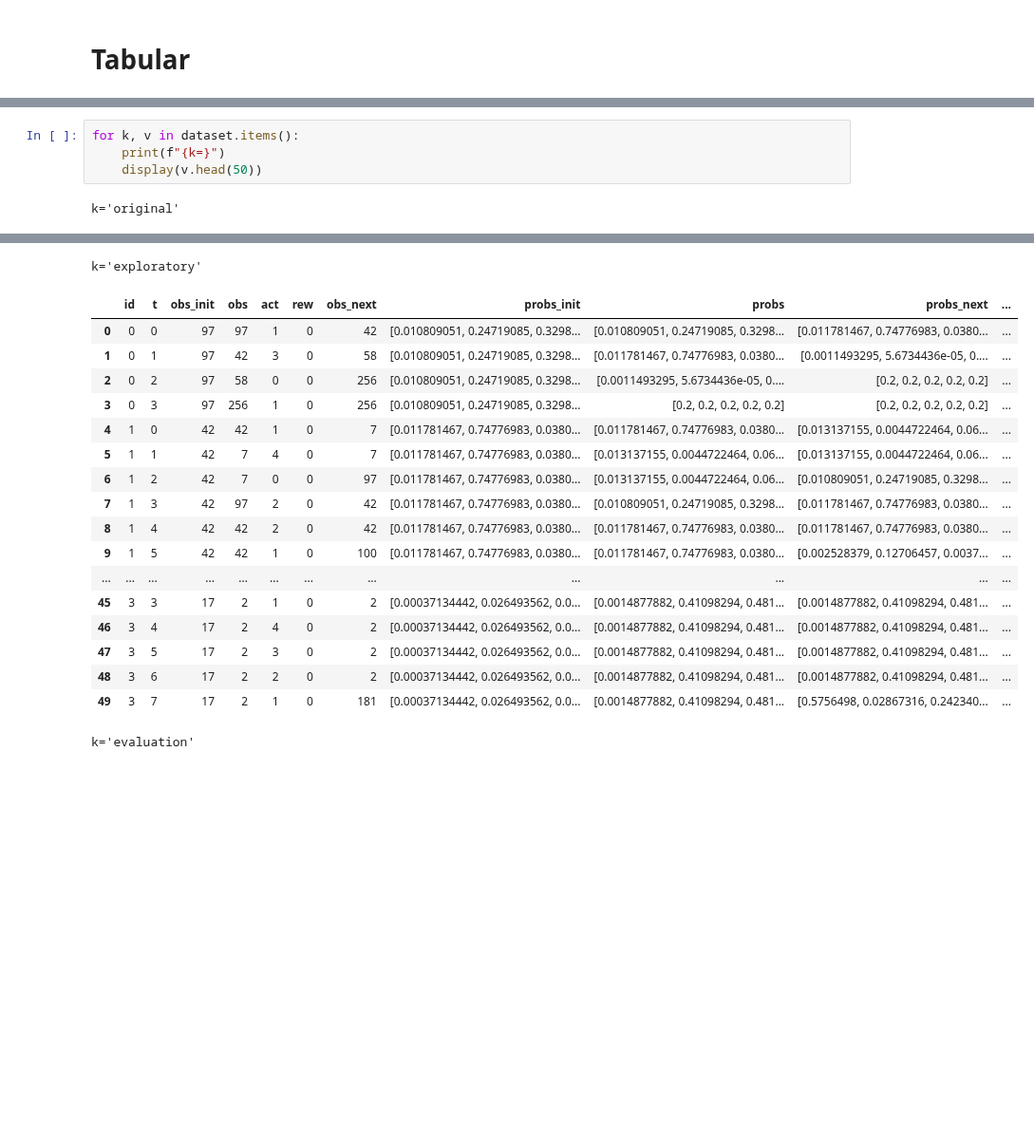
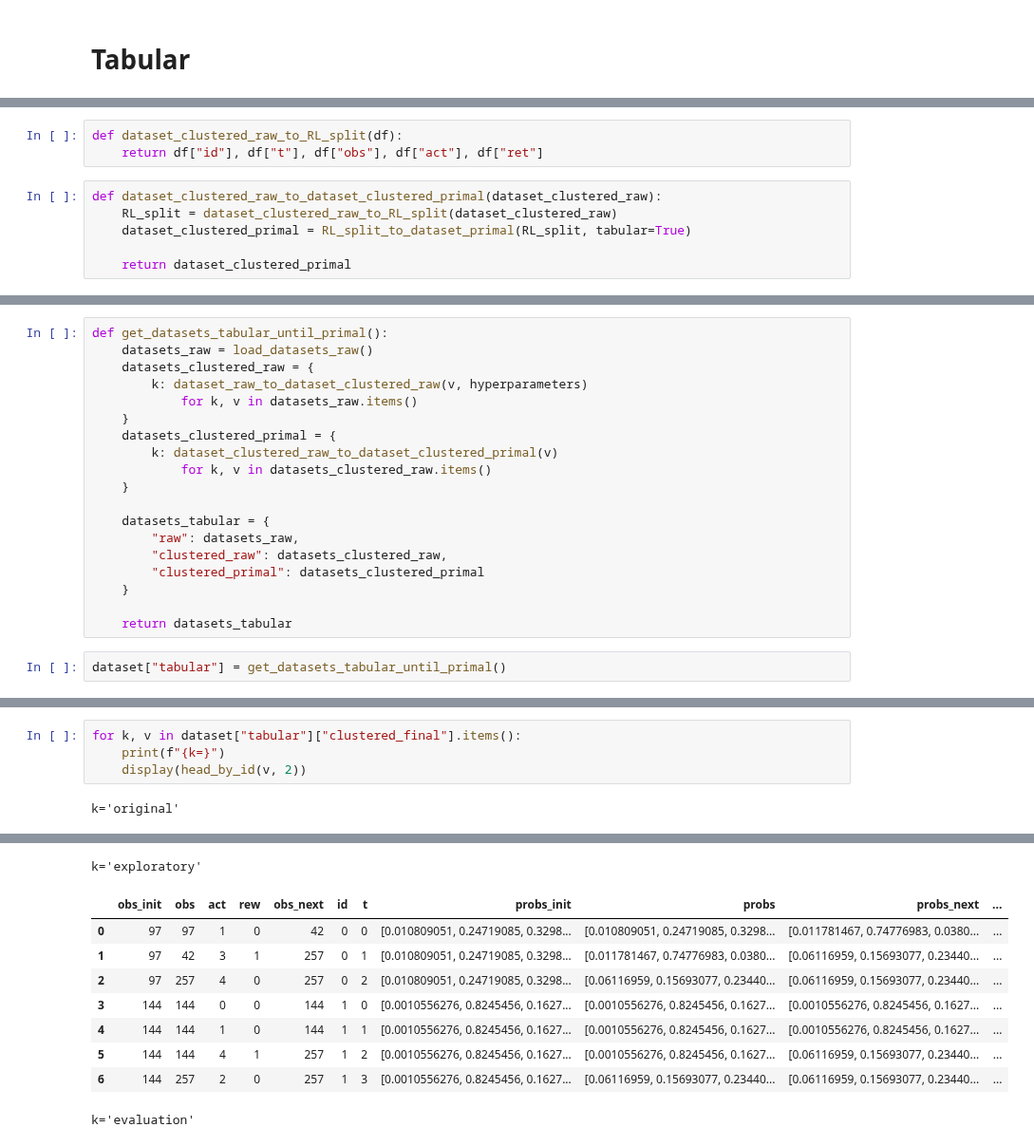
Before and after one commit to MrWhiteRichard/dice_rl_sepsis, a Jupyter notebook: prepare_sepsis_amsterdam.ipynb, the cells around one changed output, grey strips where cells are left out. Shown at 95% size. Saved outputs shown, nothing was run; the diff lists cells and outputs as text; blank space fills up the shorter version.

```diff
--- a/prepare_sepsis_amsterdam.ipynb
+++ b/prepare_sepsis_amsterdam.ipynb
@@ -316,0 +488,9 @@ env_test_looping   = LoopingWrapper  (env_test)
+# %%
+def dataset_clustered_raw_to_RL_split(df):
+    return df["id"], df["t"], df["obs"], df["act"], df["ret"]
+# %%
+def dataset_clustered_raw_to_dataset_clustered_primal(dataset_clustered_raw):
+    RL_split = dataset_clustered_raw_to_RL_split(dataset_clustered_raw)
+    dataset_clustered_primal = RL_split_to_dataset_primal(RL_split, tabular=True)
+
+    return dataset_clustered_primal
@@ -316,0 +519,21 @@ env_test_looping   = LoopingWrapper  (env_test)
+# %%
+def get_datasets_tabular_until_primal():
+    datasets_raw = load_datasets_raw()
+    datasets_clustered_raw = {
+        k: dataset_raw_to_dataset_clustered_raw(v, hyperparameters)
+            for k, v in datasets_raw.items()
+    }
+    datasets_clustered_primal = {
+        k: dataset_clustered_raw_to_dataset_clustered_primal(v)
+            for k, v in datasets_clustered_raw.items()
+    }
+
+    datasets_tabular = {
+        "raw": datasets_raw,
+        "clustered_raw": datasets_clustered_raw,
+        "clustered_primal": datasets_clustered_primal
+    }
+
+    return datasets_tabular
+# %%
+dataset["tabular"] = get_datasets_tabular_until_primal()
@@ -553,7 +717,7 @@ saved data/medical_rl/sepsis_amsterdam/2025-01-30T11:42:45.694984/2025-01-30T12:
 # %%
-for k, v in dataset.items():
+for k, v in dataset["tabular"]["clustered_final"].items():
     print(f"{k=}")
-    display(v.head(50))
+    display(head_by_id(v, 2))
 # %% [output]
 k='original'
 |  | id | t | obs_init | obs | act | rew | obs_next | probs_init | probs | probs_next | ... |
@@ -576,19 +735,10 @@ k='original'
 k='exploratory'
-|  | id | t | obs_init | obs | act | rew | obs_next | probs_init | probs | probs_next | ... |
-| 0 | 0 | 0 | 97 | 97 | 1 | 0 | 42 | [0.010809051, 0.24719085, 0.3298... | [0.010809051, 0.24719085, 0.3298... | [0.011781467, 0.74776983, 0.0380... | ... |
-| 1 | 0 | 1 | 97 | 42 | 3 | 0 | 58 | [0.010809051, 0.24719085, 0.3298... | [0.011781467, 0.74776983, 0.0380... | [0.0011493295, 5.6734436e-05, 0.... | ... |
-| 2 | 0 | 2 | 97 | 58 | 0 | 0 | 256 | [0.010809051, 0.24719085, 0.3298... | [0.0011493295, 5.6734436e-05, 0.... | [0.2, 0.2, 0.2, 0.2, 0.2] | ... |
-| 3 | 0 | 3 | 97 | 256 | 1 | 0 | 256 | [0.010809051, 0.24719085, 0.3298... | [0.2, 0.2, 0.2, 0.2, 0.2] | [0.2, 0.2, 0.2, 0.2, 0.2] | ... |
-| 4 | 1 | 0 | 42 | 42 | 1 | 0 | 7 | [0.011781467, 0.74776983, 0.0380... | [0.011781467, 0.74776983, 0.0380... | [0.013137155, 0.0044722464, 0.06... | ... |
-| 5 | 1 | 1 | 42 | 7 | 4 | 0 | 7 | [0.011781467, 0.74776983, 0.0380... | [0.013137155, 0.0044722464, 0.06... | [0.013137155, 0.0044722464, 0.06... | ... |
-| 6 | 1 | 2 | 42 | 7 | 0 | 0 | 97 | [0.011781467, 0.74776983, 0.0380... | [0.013137155, 0.0044722464, 0.06... | [0.010809051, 0.24719085, 0.3298... | ... |
-| 7 | 1 | 3 | 42 | 97 | 2 | 0 | 42 | [0.011781467, 0.74776983, 0.0380... | [0.010809051, 0.24719085, 0.3298... | [0.011781467, 0.74776983, 0.0380... | ... |
-| 8 | 1 | 4 | 42 | 42 | 2 | 0 | 42 | [0.011781467, 0.74776983, 0.0380... | [0.011781467, 0.74776983, 0.0380... | [0.011781467, 0.74776983, 0.0380... | ... |
-| 9 | 1 | 5 | 42 | 42 | 1 | 0 | 100 | [0.011781467, 0.74776983, 0.0380... | [0.011781467, 0.74776983, 0.0380... | [0.002528379, 0.12706457, 0.0037... | ... |
-| ... | ... | ... | ... | ... | ... | ... | ... | ... | ... | ... | ... |
-| 45 | 3 | 3 | 17 | 2 | 1 | 0 | 2 | [0.00037134442, 0.026493562, 0.0... | [0.0014877882, 0.41098294, 0.481... | [0.0014877882, 0.41098294, 0.481... | ... |
-| 46 | 3 | 4 | 17 | 2 | 4 | 0 | 2 | [0.00037134442, 0.026493562, 0.0... | [0.0014877882, 0.41098294, 0.481... | [0.0014877882, 0.41098294, 0.481... | ... |
-| 47 | 3 | 5 | 17 | 2 | 3 | 0 | 2 | [0.00037134442, 0.026493562, 0.0... | [0.0014877882, 0.41098294, 0.481... | [0.0014877882, 0.41098294, 0.481... | ... |
-| 48 | 3 | 6 | 17 | 2 | 2 | 0 | 2 | [0.00037134442, 0.026493562, 0.0... | [0.0014877882, 0.41098294, 0.481... | [0.0014877882, 0.41098294, 0.481... | ... |
-| 49 | 3 | 7 | 17 | 2 | 1 | 0 | 181 | [0.00037134442, 0.026493562, 0.0... | [0.0014877882, 0.41098294, 0.481... | [0.5756498, 0.02867316, 0.242340... | ... |
+|  | obs_init | obs | act | rew | obs_next | id | t | probs_init | probs | probs_next | ... |
+| 0 | 97 | 97 | 1 | 0 | 42 | 0 | 0 | [0.010809051, 0.24719085, 0.3298... | [0.010809051, 0.24719085, 0.3298... | [0.011781467, 0.74776983, 0.0380... | ... |
+| 1 | 97 | 42 | 3 | 1 | 257 | 0 | 1 | [0.010809051, 0.24719085, 0.3298... | [0.011781467, 0.74776983, 0.0380... | [0.06116959, 0.15693077, 0.23440... | ... |
+| 2 | 97 | 257 | 4 | 0 | 257 | 0 | 2 | [0.010809051, 0.24719085, 0.3298... | [0.06116959, 0.15693077, 0.23440... | [0.06116959, 0.15693077, 0.23440... | ... |
+| 3 | 144 | 144 | 0 | 0 | 144 | 1 | 0 | [0.0010556276, 0.8245456, 0.1627... | [0.0010556276, 0.8245456, 0.1627... | [0.0010556276, 0.8245456, 0.1627... | ... |
+| 4 | 144 | 144 | 1 | 0 | 144 | 1 | 1 | [0.0010556276, 0.8245456, 0.1627... | [0.0010556276, 0.8245456, 0.1627... | [0.0010556276, 0.8245456, 0.1627... | ... |
+| 5 | 144 | 144 | 4 | 1 | 257 | 1 | 2 | [0.0010556276, 0.8245456, 0.1627... | [0.0010556276, 0.8245456, 0.1627... | [0.06116959, 0.15693077, 0.23440... | ... |
+| 6 | 144 | 257 | 2 | 0 | 257 | 1 | 3 | [0.0010556276, 0.8245456, 0.1627... | [0.06116959, 0.15693077, 0.23440... | [0.06116959, 0.15693077, 0.23440... | ... |
 k='evaluation'
```
Also changed, not shown: parts of 76 cells of this notebook, 2 other files.
